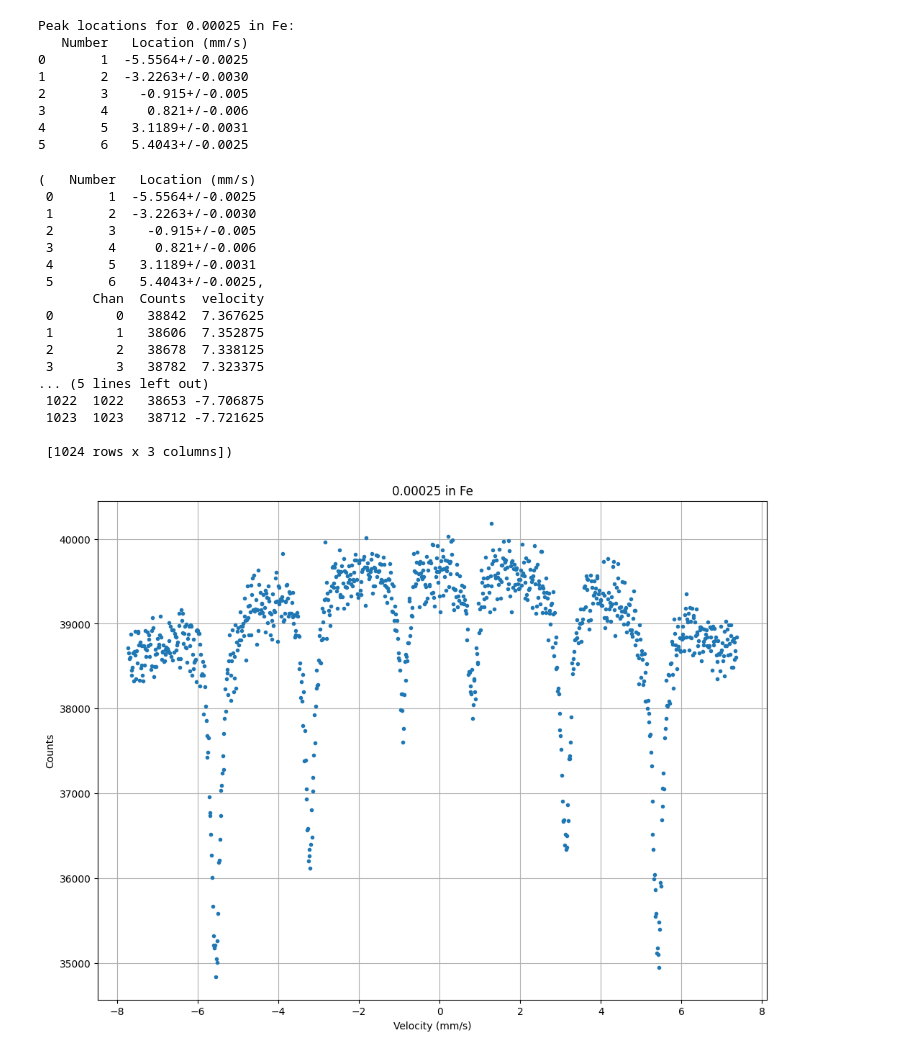
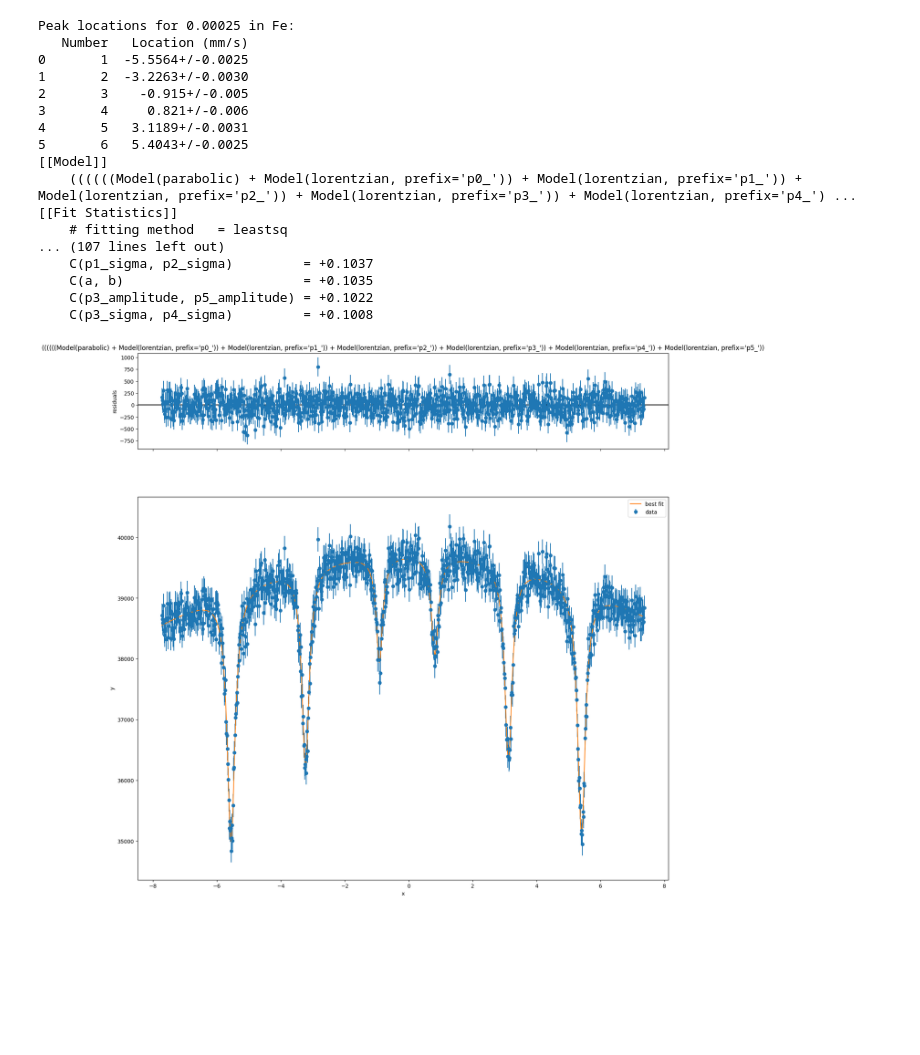
Before and after one commit to BowangLan/phys-431, a Jupyter notebook: mossbauer-spectroscopy/mossbauer_analysis.ipynb, the cells around one changed output. Drawn from its saved outputs; the diff is of its cells as text; code cells hidden in the pictures; blank space fills up the shorter version.

```diff
--- a/mossbauer-spectroscopy/mossbauer_analysis.ipynb
+++ b/mossbauer-spectroscopy/mossbauer_analysis.ipynb
@@ -78,7 +80,8 @@ def fit_mossbauer_peaks(data_df, guess_centers, title=None):
                              weights=1/np.sqrt(data_df['Counts']))
 
     # Plot results
-    myfig = plt.figure(figsize=(20,28))
+    myfig = plt.figure(figsize=(18,18))
+    # myfig.title(title)
     model_fit.plot(fig=myfig)
 
     # Extract peak parameters with uncertainties
@@ -88,6 +91,10 @@ def fit_mossbauer_peaks(data_df, guess_centers, title=None):
         # Handle case where stderr might be None
         stderr = center.stderr if center.stderr is not None else 0.0
         peaks.append(unc.ufloat(center.value, stderr))
+
+    uncertainties = []
+    for i in range(number_of_peaks):
+        uncertainties.append(model_fit.params[f'p{i}_center'].stderr)
 
     # Create output dataframe
     peaks_df = pd.DataFrame({
@@ -123,12 +130,12 @@ def process_sample(filename, guess_centers, title):
     data_df["velocity"] = velocity_cal(data_df["Chan"])
 
     # Plot raw data
-    plt.figure(figsize=(12, 9))
-    plt.grid()
-    plt.xlabel(r"Velocity (mm/s)")
-    plt.ylabel(r"Counts")
-    plt.title(title)
-    plt.plot(data_df["velocity"], data_df["Counts"], ".")
+    # plt.figure(figsize=(12, 9))
+    # plt.grid()
+    # plt.xlabel(r"Velocity (mm/s)")
+    # plt.ylabel(r"Counts")
+    # plt.title(title)
+    # plt.plot(data_df["velocity"], data_df["Counts"], ".")
 
     # Fit peaks and get results
     peaks_df, model_fit = fit_mossbauer_peaks(data_df, guess_centers, title)
@@ -137,5 +144,5 @@ def process_sample(filename, guess_centers, title):
     # for i, peak in enumerate(peaks_df["Location (mm/s)"]):
     #     print(f"Peak {i+1}: {peak} ± {peaks_df['Uncertainty (mm/s)'][i]}")
 
-    return peaks_df, data_df
+    return peaks_df, data_df, model_fit
 # %%
@@ -220,33 +251,34 @@ Peak locations for Natural Fe 0.001 in:
 # %%
-process_sample(
+peaks, data, model_fit = process_sample(
     "data/0.00025 in  Fe.txt",
     [-5.6, -3.2, -0.9, 0.9, 3.1, 5.5],
     "0.00025 in Fe",
 )
+
+result_0_00025_in_fe = {
+    "name": "0.00025 in Fe",
+    "peaks": peaks['Location (mm/s)'].tolist(),
+    "data": data,
+    "model_fit": model_fit,
+}
+
+print(result_0_00025_in_fe["model_fit"].fit_report())
 # %% [output]
 Peak locations for 0.00025 in Fe:
    Number   Location (mm/s)
 0       1  -5.5564+/-0.0025
 1       2  -3.2263+/-0.0030
 2       3    -0.915+/-0.005
 3       4     0.821+/-0.006
 4       5   3.1189+/-0.0031
 5       6   5.4043+/-0.0025
+[[Model]]
+    ((((((Model(parabolic) + Model(lorentzian, prefix='p0_')) + Model(lorentzian, prefix='p1_')) + Model(lorentzian, prefix='p2_')) + Model(lorentzian, prefix='p3_')) + Model(lorentzian, prefix='p4_') ...
+[[Fit Statistics]]
+    # fitting method   = leastsq
+... (107 lines left out)
+    C(p1_sigma, p2_sigma)         = +0.1037
+    C(a, b)                       = +0.1035
+    C(p3_amplitude, p5_amplitude) = +0.1022
+    C(p3_sigma, p4_sigma)         = +0.1008
-(   Number   Location (mm/s)
- 0       1  -5.5564+/-0.0025
- 1       2  -3.2263+/-0.0030
- 2       3    -0.915+/-0.005
- 3       4     0.821+/-0.006
- 4       5   3.1189+/-0.0031
- 5       6   5.4043+/-0.0025,
-       Chan  Counts  velocity
- 0        0   38842  7.367625
- 1        1   38606  7.352875
- 2        2   38678  7.338125
- 3        3   38782  7.323375
-... (5 lines left out)
- 1022  1022   38653 -7.706875
- 1023  1023   38712 -7.721625
-
- [1024 rows x 3 columns])
-[figure, old version]
+[figure, new version]
```
Also changed, not shown: parts of 16 cells of this notebook, 24 other files.
